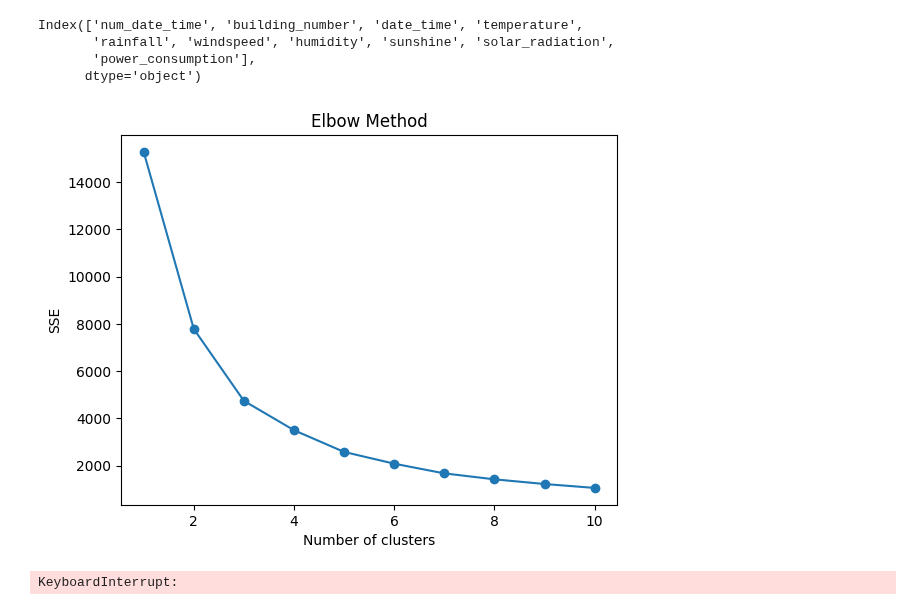
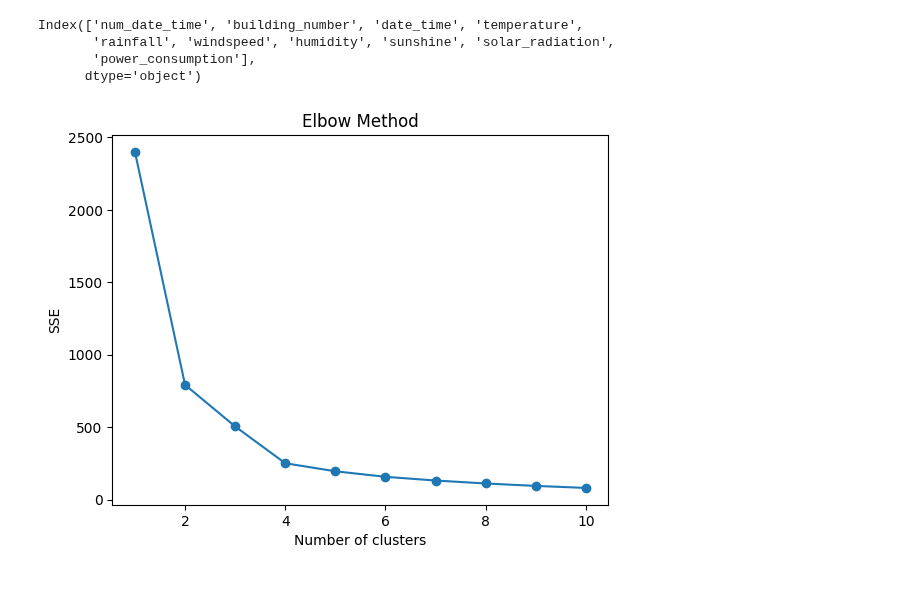
Before and after one commit to wooseungw/power_consumption_comp, a Jupyter notebook: clustering.ipynb, the cells around one changed output. Saved outputs shown, nothing was run; the diff lists cells and outputs as text; code cells hidden in the pictures.

```diff
--- a/clustering.ipynb
+++ b/clustering.ipynb
@@ -50,10 +50,11 @@ Index(['num_date_time', 'building_number', 'date_time', 'temperature',
       dtype='object')
 # %%
 c_df = pd.DataFrame()
+buff = pd.DataFrame()
 for i in range(1,101,1):
        df = pd.read_csv(f'./submit/train_building{i}.csv')
        filtered_df = df[df['outlier'] < 1]
-
+       buff = pd.DataFrame()
        power_mean = pd.pivot_table(filtered_df, values = 'power_consumption', index = ['hour', 'day'], aggfunc = np.mean).reset_index()
 
 
@@ -76,8 +77,13 @@ for i in range(1,101,1):
        df = df.merge(power_hour_mean[merge_keys[:-1] + ['power_consumption']], on=merge_keys[:-1], how='left', suffixes=('', '_week_mean'))
        df = df.merge(power_hour_std[merge_keys[:-1] + ['power_consumption']], on=merge_keys[:-1], how='left', suffixes=('', '_week_std'))
        df = df.rename(columns = {'power_consumption_day_hour_mean':'day_hour_mean','power_consumption_day_hour_std':'day_hour_std','power_consumption_hour_mean':'hour_mean','power_consumption_hour_std':'hour_std','power_consumption_week_mean':'week_mean','power_consumption_week_std':"week_std"})
-
-       c_df = pd.concat([c_df,df[['power_consumption','day_hour_mean','day_hour_std','hour_mean','hour_std','week_mean','week_std']]])
+       #,'day_hour_mean','day_hour_std','hour_mean','hour_std','week_mean','week_std'
+       buff = power_hour_mean['power_consumption']
+       c_df = pd.concat([c_df,power_hour_mean['power_consumption']],axis=1)
+# %%
+c_df = c_df.transpose()
+c_df = c_df.reset_index()
+c_df = c_df.drop(columns=['index'])
 # %%
 import pandas as pd
 from sklearn.preprocessing import MinMaxScaler, StandardScaler
@@ -93,35 +99,34 @@ df_standard = pd.DataFrame(standard_scaler.fit_transform(c_df), columns=c_df.col
 # %%
 from sklearn.cluster import KMeans
 from sklearn.metrics import silhouette_score
 import matplotlib.pyplot as plt
 
 # 엘보우 방법
 sse = []
 for k in range(1, 11):  # 예를 들어 1부터 10까지의 클러스터 수를 시도
     kmeans = KMeans(n_clusters=k)
-    kmeans.fit(df_pca)
+    kmeans.fit(df_standard)
     sse.append(kmeans.inertia_)
 
 plt.plot(range(1, 11), sse, marker='o')
 plt.xlabel('Number of clusters')
 plt.ylabel('SSE')
 plt.title('Elbow Method')
 plt.show()
 
-# 실루엣 점수
-sil_scores = []
-cluster_range = range(2, 11)  # 실루엣 점수는 최소 2개의 클러스터부터 계산 가능
-for k in cluster_range:
-    kmeans = KMeans(n_clusters=k)
-    cluster_labels = kmeans.fit_predict(df_pca)
-    sil_score = silhouette_score(df_pca, cluster_labels)
-    sil_scores.append(sil_score)
+# # 실루엣 점수
+# sil_scores = []
+# cluster_range = range(2, 11)  # 실루엣 점수는 최소 2개의 클러스터부터 계산 가능
+# for k in cluster_range:
+#     kmeans = KMeans(n_clusters=k)
+#     cluster_labels = kmeans.fit_predict(df_pca)
+#     sil_score = silhouette_score(df_pca, cluster_labels)
+#     sil_scores.append(sil_score)
 
-plt.plot(cluster_range, sil_scores, marker='o')
-plt.xlabel('Number of clusters')
-plt.ylabel('Silhouette Score')
-plt.title('Silhouette Score Method')
-plt.show()
+# plt.plot(cluster_range, sil_scores, marker='o')
+# plt.xlabel('Number of clusters')
+# plt.ylabel('Silhouette Score')
+# plt.title('Silhouette Score Method')
+# plt.show()
 # %% [output]
-[figure, old version]
+[figure, new version]
-KeyboardInterrupt:
```
Also changed, not shown: parts of 6 cells of this notebook.
